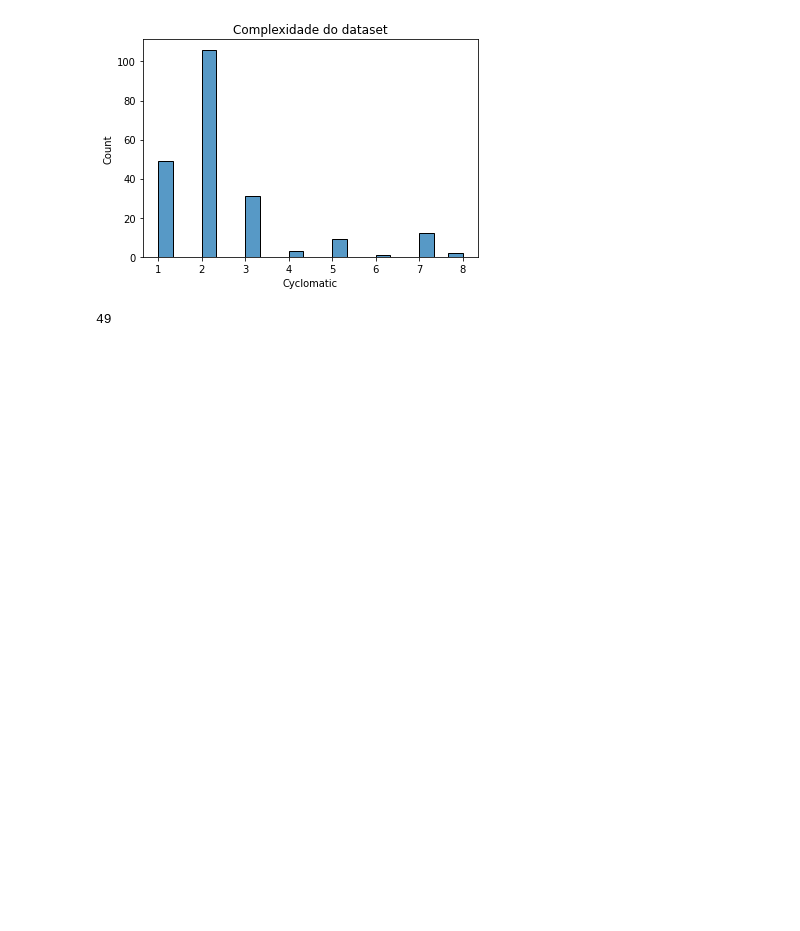
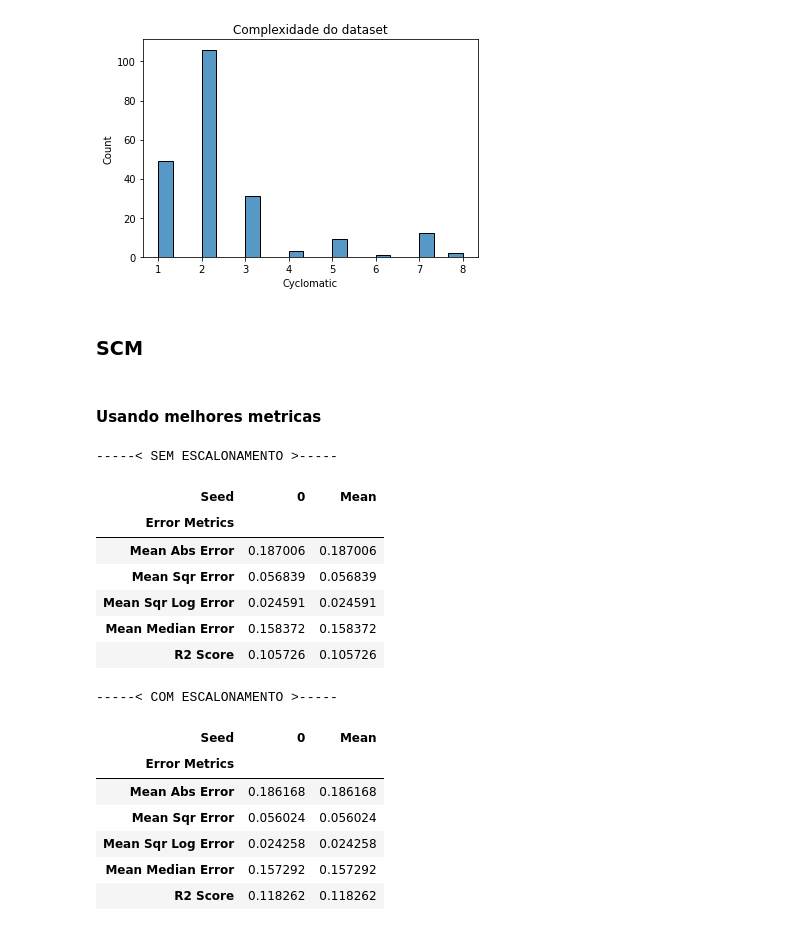
Before and after one commit to keslleylima/PPC-Prediction, a Jupyter notebook: ml-ppc.ipynb, the cells around one changed output. Saved outputs shown, nothing was run; the diff lists cells and outputs as text; code cells hidden in the pictures; blank space fills up the shorter version.

```diff
--- a/ml-ppc.ipynb
+++ b/ml-ppc.ipynb
@@ -2631,7 +2683,26 @@ plt.show()
 Dataset size:  213
 Média complexidade dataset:  2.427230046948357
 [figure]
-# %%
-dataset_original[dataset_original['Cyclomatic'] == 1].shape[0]
-# %% [output]
-49
+# %% [markdown]
+### SCM
+# %% [markdown]
+#### Usando melhores metricas
+# %%
+evaluate_random_forest(['CountPath', 'CountOutput.1', 'CountInput', 'CountStmt', 'CountStmtDecl.1', 'CountOutput', 'CountStmt.1'])
+# %% [output]
+-----< SEM ESCALONAMENTO >-----
+| Seed | 0 | Mean |
+| Error Metrics |  |  |
+| Mean Abs Error | 0.187006 | 0.187006 |
+| Mean Sqr Error | 0.056839 | 0.056839 |
+| Mean Sqr Log Error | 0.024591 | 0.024591 |
+| Mean Median Error | 0.158372 | 0.158372 |
+| R2 Score | 0.105726 | 0.105726 |
+-----< COM ESCALONAMENTO >-----
+| Seed | 0 | Mean |
+| Error Metrics |  |  |
+| Mean Abs Error | 0.186168 | 0.186168 |
+| Mean Sqr Error | 0.056024 | 0.056024 |
+| Mean Sqr Log Error | 0.024258 | 0.024258 |
+| Mean Median Error | 0.157292 | 0.157292 |
+| R2 Score | 0.118262 | 0.118262 |
```
Also changed, not shown: parts of 15 cells of this notebook.
